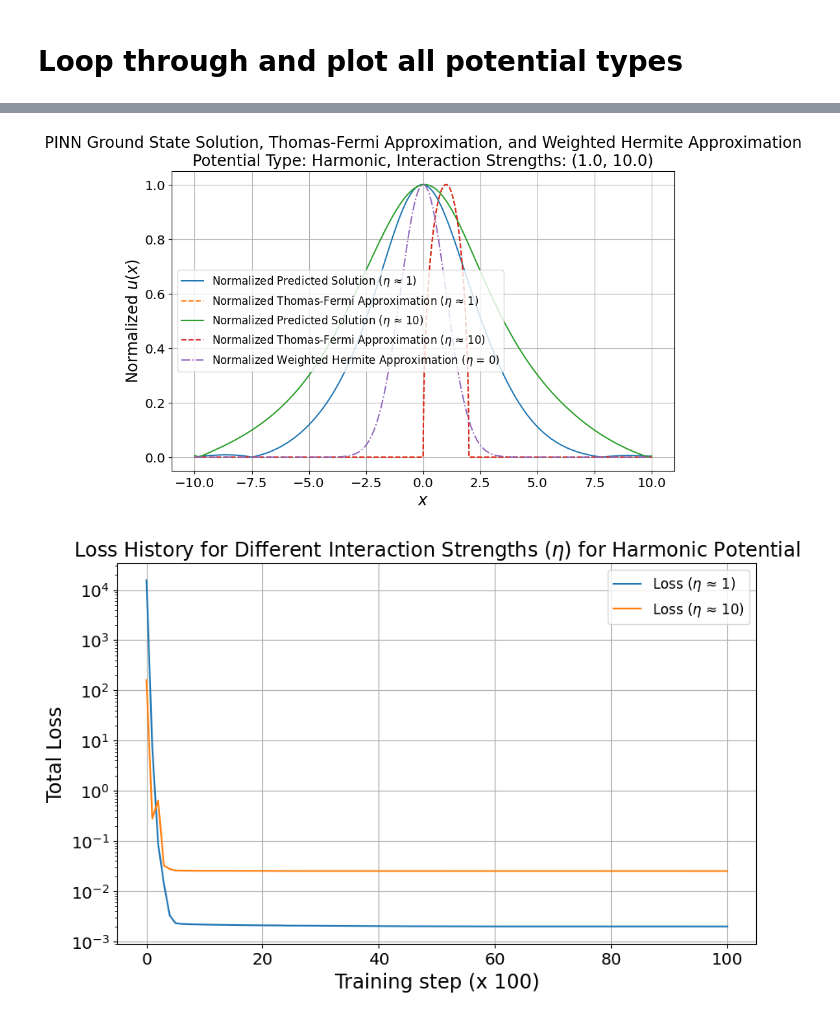
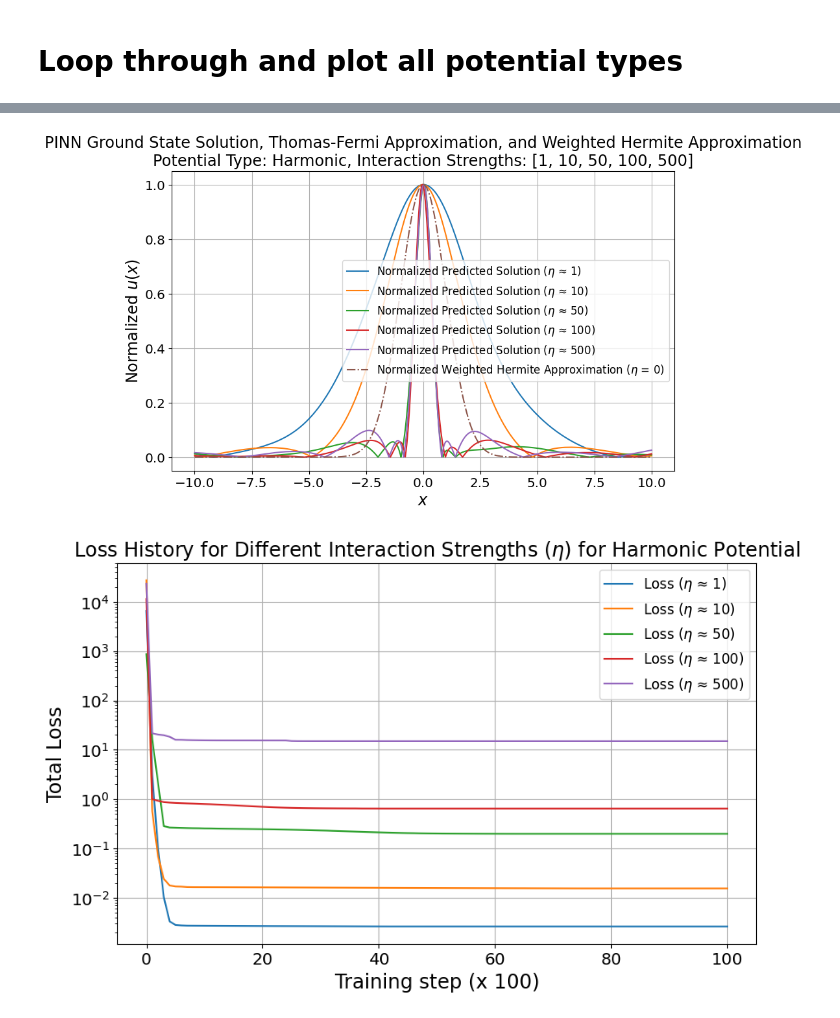
Before and after one commit to LevBahn/Gross-Pitaevskii-Eigenvalue-problem, a Jupyter notebook: Notebooks/Paper/Gross_Pitaevskii_1D_All_Potentials_Supervised_Weights_Initial_Condition.ipynb, the cells around one changed output, grey strips where cells are left out. Cells and saved outputs as stored; diff of their text form; code cells hidden in the pictures.

```diff
--- a/Notebooks/Paper/Gross_Pitaevskii_1D_All_Potentials_Supervised_Weights_Initial_Condition.ipynb
+++ b/Notebooks/Paper/Gross_Pitaevskii_1D_All_Potentials_Supervised_Weights_Initial_Condition.ipynb
@@ -558,7 +574,7 @@ def plot_potential_1D(X_test, potential):
 # %% [markdown]
 # Train and Save PINN
 # %%
-def train_and_save_pinn(X, N_u, N_f, layers, eta, epochs, lb, ub, weights, model_save_path, potential_type):
+def train_and_save_pinn(X, N_u, N_f, layers, eta, epochs, lb, ub, weights, model_save_path, potential_type, prev_model):
     """
     Train the Physics-Informed Neural Network (PINN) model and save it.
 
@@ -592,6 +608,9 @@ def train_and_save_pinn(X, N_u, N_f, layers, eta, epochs, lb, ub, weights, model
         File name to save the trained model weights (e.g., 'model_eta_1.pth').
     potential_type: str
         Type of potential function to use
+    prev_model : GrossPitaevskiiPINN or None
+        Previously trained model whose predictions are used as part of the training process.
+        If None, the model starts training from scratch.
 
     Returns
     -------
@@ -600,7 +619,12 @@ def train_and_save_pinn(X, N_u, N_f, layers, eta, epochs, lb, ub, weights, model
     loss_history : list of float
         A list of loss values recorded during training for each epoch
     """
-    model = GrossPitaevskiiPINN(layers).to(device)
+
+    # Create a new model, passing the previous model's forward function if available
+    prev_prediction = prev_model.forward if prev_model is not None else None
+    if prev_model is not None:
+        prev_model.eval()
+    model = GrossPitaevskiiPINN(layers, prev_prediction=prev_prediction).to(device)
     model.apply(initialize_weights)
 
     # Train the model
@@ -664,8 +688,8 @@ def predict_and_plot(models, etas, X_test, save_path='plots/predicted_solutions.
 
         # Plot the predicted solution and TF approximation
         plt.plot(X_test, u_pred_normalized, label=f'Normalized Predicted Solution ($\\eta$ ≈ {eta})')
-        plt.plot(X_test, tf_approx_normalized, linestyle='--',
-                 label=f'Normalized Thomas-Fermi Approximation ($\\eta$ ≈ {eta})')
+        # plt.plot(X_test, tf_approx_normalized, linestyle='--',
+        #          label=f'Normalized Thomas-Fermi Approximation ($\\eta$ ≈ {eta})')
 
     # Calculate the weighted hermite approximation
     wh_approx = model.weighted_hermite(X_test_tensor, 0).detach().cpu().numpy()
@@ -674,10 +698,9 @@ def predict_and_plot(models, etas, X_test, save_path='plots/predicted_solutions.
     plt.plot(X_test, wh_approx_normalized, linestyle='-.',
              label=f'Normalized Weighted Hermite Approximation ($\\eta$ = 0)')
 
-    eta_range = f"({min(etas):.1f}, {max(etas):.1f})" if len(etas) > 1 else f"{etas[0]:.1f}"
     plt.title(
         f'PINN Ground State Solution, Thomas-Fermi Approximation, and Weighted Hermite Approximation\n'
-        f'Potential Type: {potential_type.capitalize()}, Interaction Strengths: {eta_range}',
+        f'Potential Type: {potential_type.capitalize()}, Interaction Strengths: {etas}',
         fontsize="xx-large"
     )
     plt.xlabel('$x$', fontsize="xx-large")
@@ -751,7 +774,7 @@ X = np.linspace(lb, ub, N_f).reshape(-1, 1)  # Input grid for training
 
 # Test points
 X_test = np.linspace(lb, ub, N_f).reshape(-1, 1)  # Test points for prediction
-etas = [1, 10]  # Interaction strengths
+etas = [1, 10, 50, 100, 500]  # Interaction strengths
 
 # Weights for loss terms
 weights = [50.0, 1.0, 2.0, 10.0, 50.0]
@@ -764,12 +787,15 @@ potential_types = ['harmonic']
 for potential_type in potential_types:
 
     # Train and save models and loss history for different interaction strengths
-    models = []
+    models = [] # Store all trained models
+    prev_model = None  # For eta = 1, use the weighted hermite approximation
     loss_histories = []
     for eta in etas:
         model_save_path = f"trained_model_eta_{eta}.pth"
         model, loss_history = train_and_save_pinn(X, N_u=N_u, N_f=N_f, layers=layers, eta=eta, epochs=epochs, lb=lb, ub=ub,
-                                                  weights=weights, model_save_path=model_save_path, potential_type=potential_type)
+                                                  weights=weights, model_save_path=model_save_path,
+                                                  potential_type=potential_type, prev_model=prev_model)
+        prev_model = model  # Store the trained model for the next iteration
         models.append(model)
         loss_histories.append(loss_history)
 
@@ -786,2 +818,2 @@ Epoch [10000/10001], Loss: 0.025207
-[figure, old version]
+[figure, new version]
-[figure, old version]
+[figure, new version]
```
Also changed, not shown: parts of 2 cells of this notebook, 8 other files.
